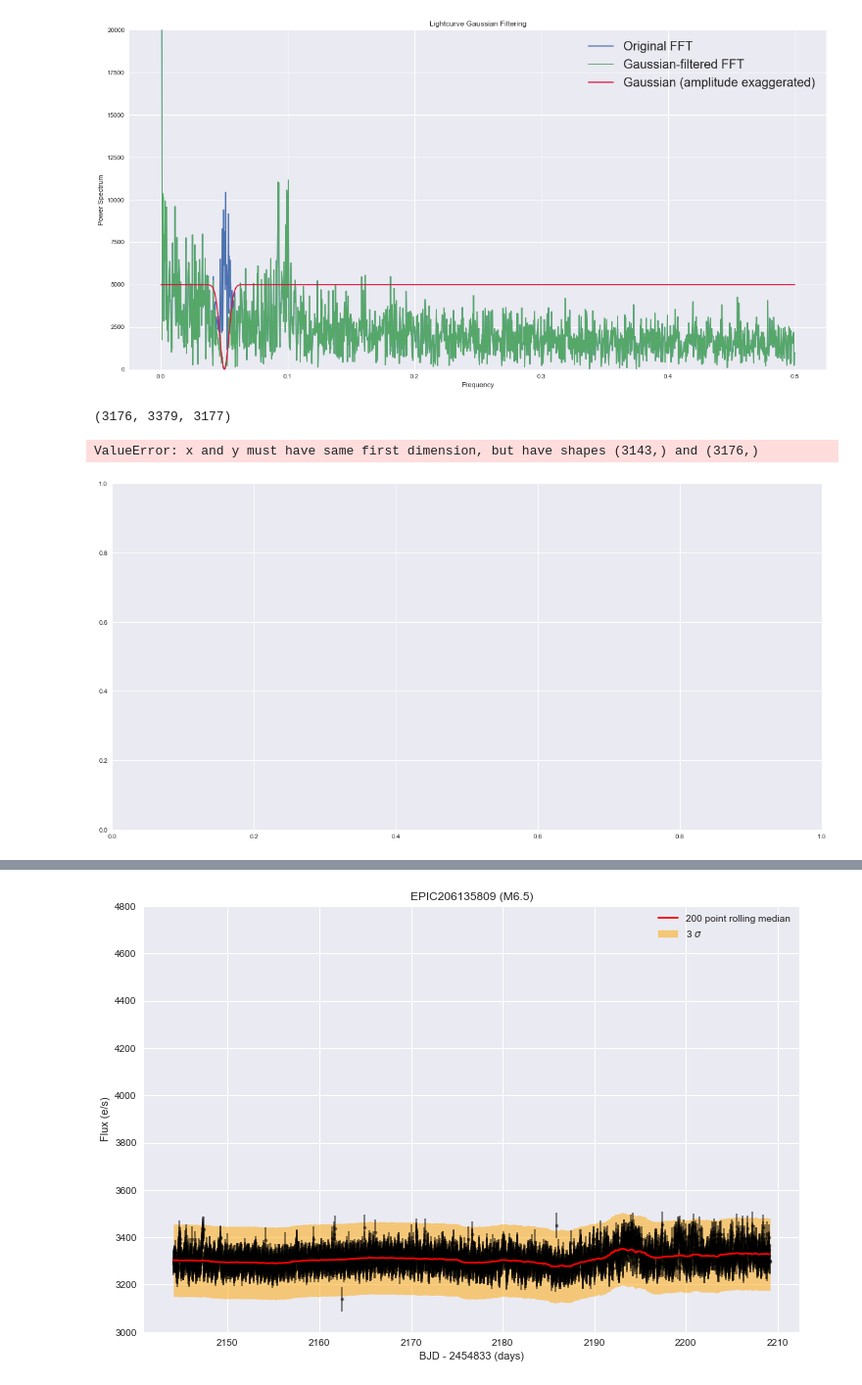
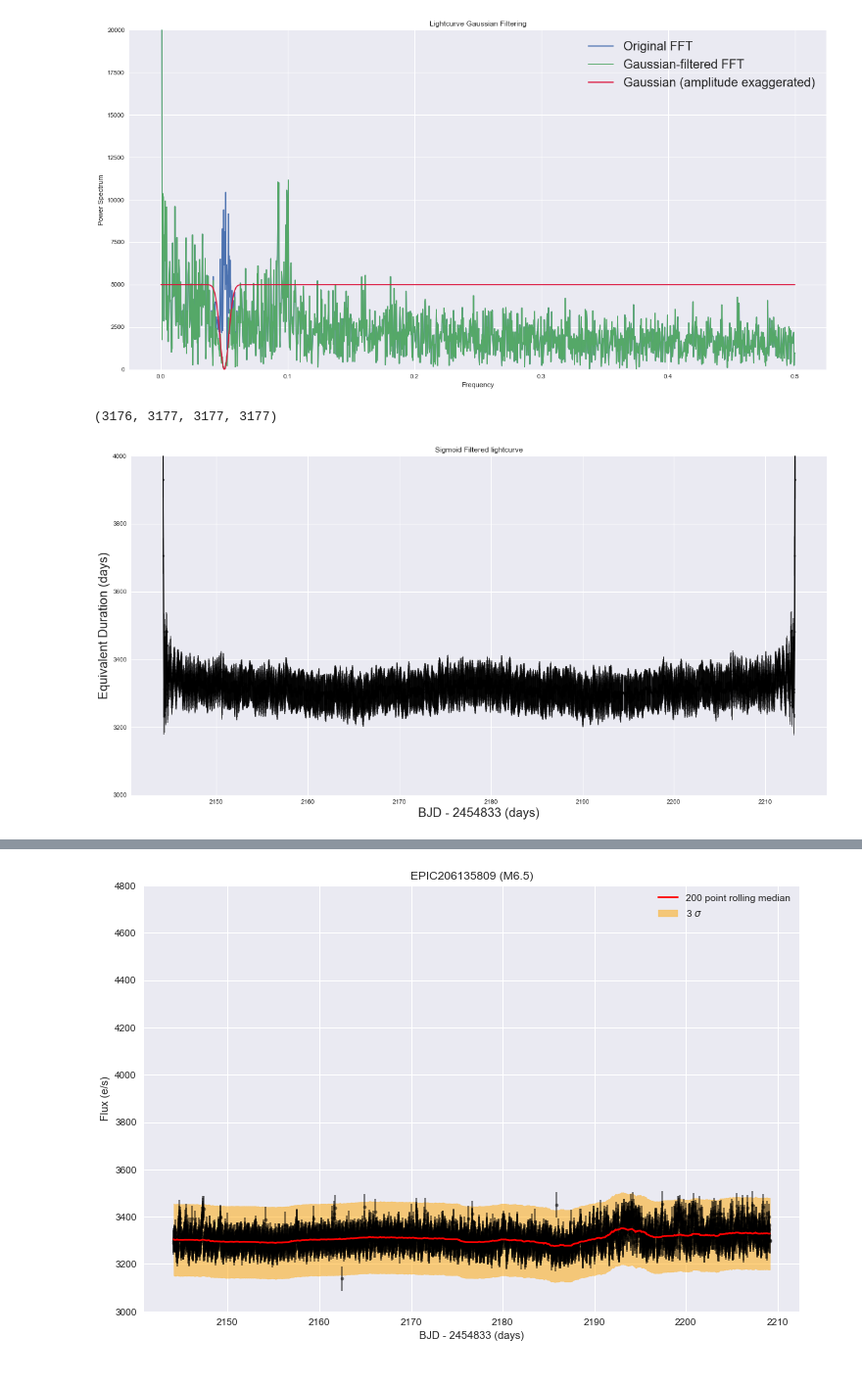
Before and after one commit to RileyWClarke/BiancoGroup, a Jupyter notebook: BiancoSummer2019.ipynb, the cells around one changed output, grey strips where cells are left out. Shown at 98% size. Cells and saved outputs as stored; diff of their text form; code cells hidden in the pictures.

```diff
--- a/BiancoSummer2019.ipynb
+++ b/BiancoSummer2019.ipynb
@@ -846,7 +846,7 @@ plt.savefig('Figures/EPIC206135809_lc.png')
 #Filtering nans from data
 flux = pdcsap_fluxes[np.where(np.isnan(pdcsap_fluxes) == False)[0]]
 fluxerr = pdcsap_fluxes_err[np.where(np.isnan(pdcsap_fluxes_err) == False)[0]]
-bjd = k2_bjds[np.where(np.isnan(k2_bjds) == False)[0]]
+bjd = k2_bjds[np.where((np.isnan(k2_bjds) == False) & (np.isnan(pdcsap_fluxes) == False))[0]]
 # %%
 len(flux), len(bjd)
 # %% [output]
@@ -888,7 +884,7 @@ plt.figure(figsize=(20,10))
 m = 0.11
 k = 500
 
-newps = sigmoid(np.fft.rfftfreq(len(flux)), k, m) * np.abs(np.fft.rfft(flux))
+sigps = sigmoid(np.fft.rfftfreq(len(flux)), k, m) * np.abs(np.fft.rfft(flux))
 
 plt.plot(np.fft.rfftfreq(len(flux)), np.abs(np.fft.rfft(flux)), label='Original PS')
 plt.plot(np.fft.rfftfreq(len(flux)), newps, label='Sigmoid-filtered PS')
@@ -936,20 +932,20 @@ plt.savefig('Figures/lcfft1.png')
 # %% [output]
 [figure]
 # %%
-len(np.fft.irfft(newps)), len(bjd), len(flux)
+len(np.fft.irfft(newps)), len(bjd), len(flux), len(fluxerr)
 # %% [output]
-(3176, 3379, 3177)
+(3176, 3177, 3177, 3177)
 # %%
 plt.figure(figsize=(20,10))
 
-plt.plot(bjd[fluxclip], np.fft.irfft(newps), c='k')
-plt.scatter(bjd[fluxclip], np.fft.irfft(newps), c='k', marker='.')
+plt.plot(bjd[1:], np.fft.irfft(sigps), c='k')
+plt.errorbar(bjd[1:], np.fft.irfft(sigps), yerr=fluxerr[1:] * 10, c='k', marker='.', alpha=0.5)
 
-#plt.ylim(-0.4,1.0)
-#plt.xlim(2150,2160)
+plt.ylim(3000,4000)
+#plt.xlim(3000,4000)
 plt.ylabel('Equivalent Duration (days)', fontsize=20)
 plt.xlabel('BJD - 2454833 (days)', fontsize=20)
 plt.title('Sigmoid Filtered lightcurve')
+plt.savefig('Figures/sflc.png')
 # %% [output]
-ValueError: x and y must have same first dimension, but have shapes (3143,) and (3176,)
-[figure, old version]
+[figure, new version]
```
Also changed, not shown: parts of 8 cells of this notebook, 4 other files.
